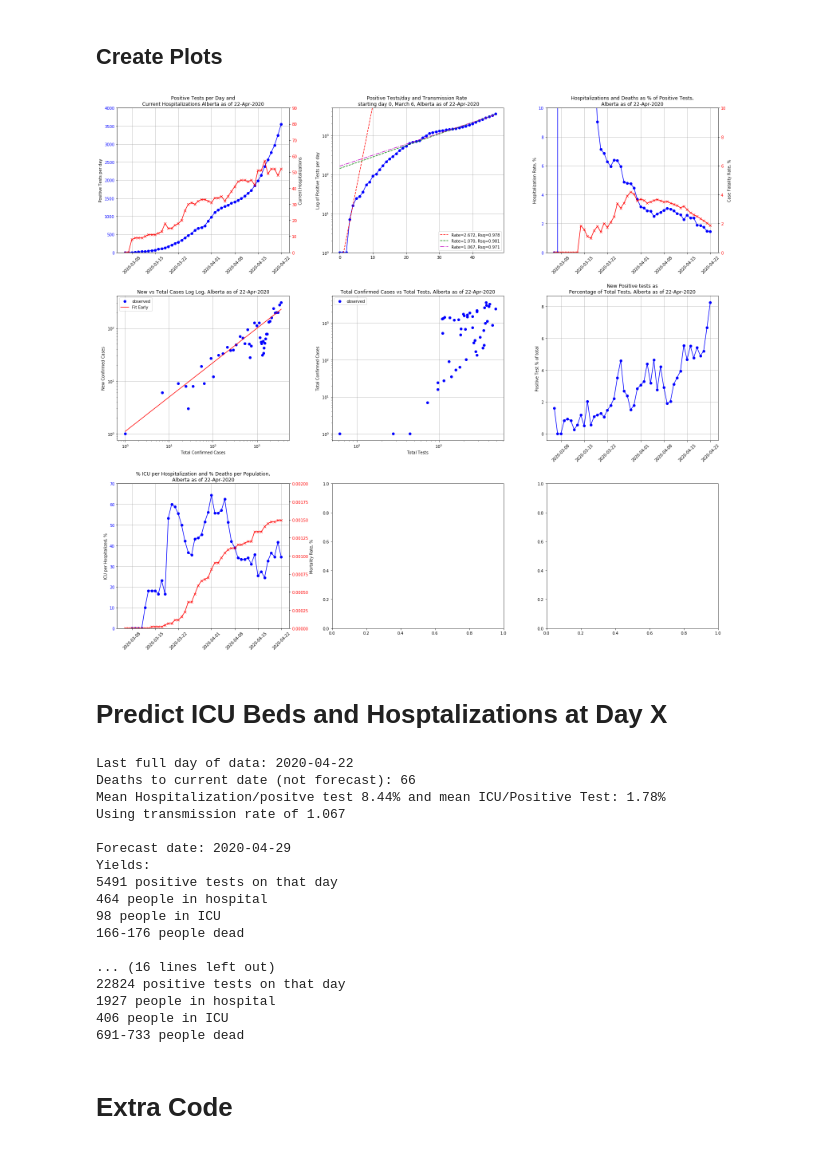
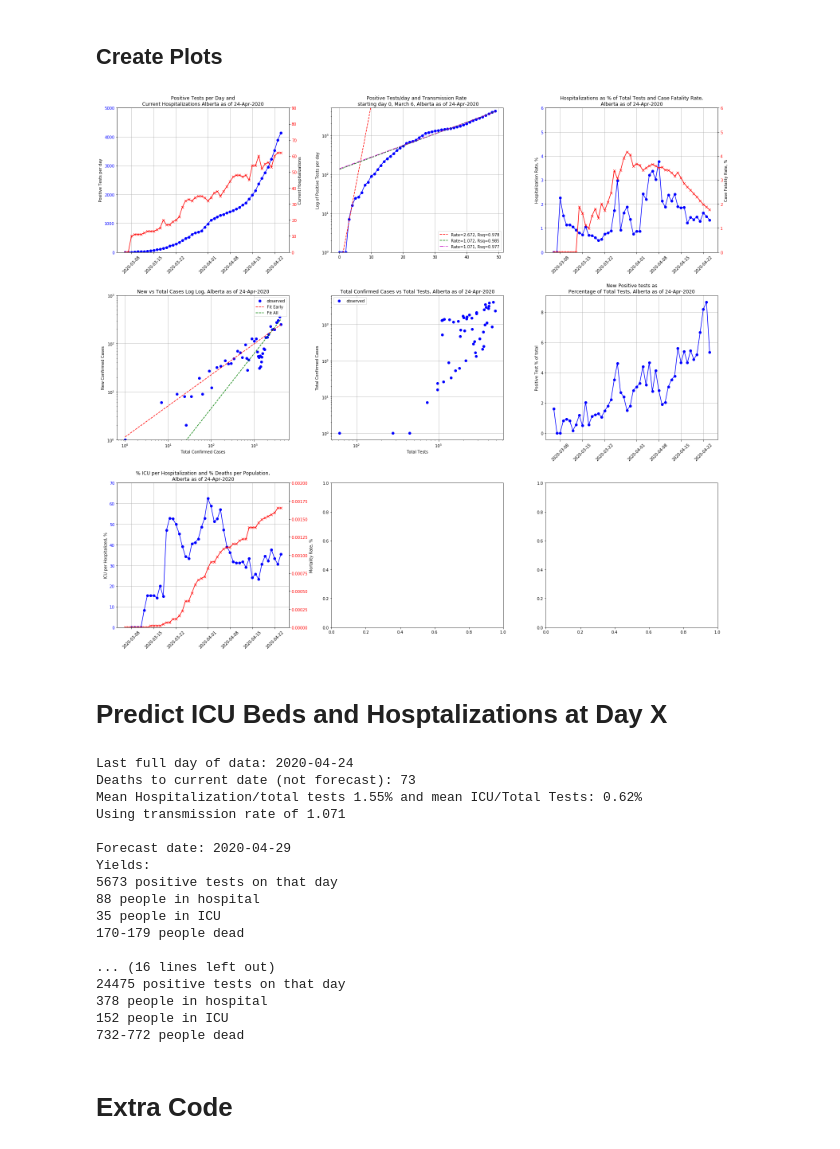
Before and after one commit to lchutny/covid19Alberta, a Jupyter notebook: covid19data.ipynb, the cells around one changed output. Saved outputs shown, nothing was run; the diff lists cells and outputs as text; code cells hidden in the pictures.

Commit message:
Update to complete day April 24. NEXT: adapt predictions for upper and lower bound of ACTUAL infection rate (vs confirmed cases)

```diff
--- a/covid19data.ipynb
+++ b/covid19data.ipynb
@@ -70,9 +70,9 @@ df['percentTestsperPop'] = (df.CumPeopleTested)/totalpop*100
 # %%
 df['percTestperDayperPop'] = df.TotalTests/totalpop*100
 # %%
-df['percHospPerPositiveTest'] = df.Current_Total_Hospitalized/df.TotalPositive*100
+df['percHospPerTotalTests'] = df.Current_Total_Hospitalized/df.TotalTests*100
 # %%
-df['percICUPerPostitiveTest'] = df.Current_Total_ICU/df.TotalPositive*100
+df['percICUPerTotalTests'] = df.Current_Total_ICU/df.TotalTests*100
 # %%
 df['percICUPerHospitalized'] = df.Current_Total_ICU/df.Current_Total_Hospitalized*100
 # %%
@@ -183,7 +183,7 @@ def color_y_axis(ax, color):
 color_y_axis(ax1, 'b')
 color_y_axis(ax1a, 'r')
 ax1a.set_ylim([0,90])
-ax1.set_ylim([0,4000])
+ax1.set_ylim([0,5000])
 ax1.tick_params(axis='x',rotation=45)
 
 ax2.plot(df.index,df.TotalPositive,'-ob')
@@ -197,15 +197,15 @@ ax2.set_ylabel("Log of Positive Tests per day")
 ax2.legend()
 ax2.set_ylim([1,5000])
 
-ax3, ax3a = two_scales(ax3,df.date,df.percHospPerPositiveTest,df.perc_CFR,
+ax3, ax3a = two_scales(ax3,df.date,df.percHospPerTotalTests,df.perc_CFR,
                        'blue','o','-','red','x','-',
                        'Hospitalization Rate, %','Case Fatality Rate, %')
-ax3.set_title(f"Hospitalizations and Deaths as % of Positive Tests,\nAlberta as of {datadate}")
+ax3.set_title(f"Hospitalizations as % of Total Tests and Case Fatality Rate,\nAlberta as of {datadate}")
 ax3.grid(True)
 color_y_axis(ax3, 'b')
 color_y_axis(ax3a, 'r')
-ax3a.set_ylim([0,10])
-ax3.set_ylim([0,10])
+ax3a.set_ylim([0,6])
+ax3.set_ylim([0,6])
 ax3.tick_params(axis='x',rotation=45)
 
 ax4.plot(df.TotalPositive,df.NewPositive,'ob',label='observed')
@@ -215,40 +215,42 @@ ax4.set_xlabel("Total Confirmed Cases")
 ax4.grid(True)
 ax4.set_yscale("log")
 ax4.set_xscale("log")
-ax4.plot(df.TotalPositive,llfunc(df.TotalPositive,*p2opt),'r-',label='Fit Early')
+ax4.set_ylim([1,1000])
+ax4.plot(df.TotalPositive,llfunc(df.TotalPositive,*p2opt),'r--',label='Fit Early')
+ax4.plot(df.TotalPositive,llfunc(df.TotalPositive,*popt),'g--', label='Fit All')
 ax4.legend()
 
 ax5.plot(df.TotalTests,df.TotalPositive,'ob',label='observed')
 ax5.set_title(f"Total Confirmed Cases vs Total Tests, Alberta as of {datadate}")
 ax5.set_ylabel("Total Confirmed Cases")
 ax5.set_xlabel("Total Tests")
 ax5.grid(True)
 ax5.set_yscale("log")
 ax5.set_xscale("log")
 #ax5.plot(df.TotalPositive,llfunc(df.TotalPositive,*p2opt),'r-',label='Fit Early')
 ax5.legend()
 
 ax6.plot(df.date,(df.NewPositive/df.TotalTests*100),'-ob')
 ax6.set_title(f"New Positive tests as\nPercentage of Total Tests, Alberta as of {datadate}")
 ax6.set_ylabel("Positive Test % of total")
 ax6.grid(True)
 ax6.tick_params(axis='x',rotation=45)
 
 ax7, ax7a = two_scales(ax7,df.date,df.percICUPerHospitalized,df.perc_MortalityRate,
                        'blue','o','-','red','x','-',
                        'ICU per Hospitalized, %','Mortality Rate, %')
 ax7.set_title(f"% ICU per Hospitalization and % Deaths per Population,\nAlberta as of {datadate}")
 ax7.grid(True)
 color_y_axis(ax7, 'b')
 color_y_axis(ax7a, 'r')
 ax7a.set_ylim([0,.002])
 ax7.set_ylim([0,70])
 ax7.tick_params(axis='x',rotation=45)
 
 plt.subplots_adjust(wspace=0.25,hspace=0.3)
 plt.show()
 # %% [output]
-[figure, old version]
+[figure, new version]
 # %% [markdown]
 # Predict ICU Beds and Hosptalizations at Day X
 # %%
@@ -280,29 +282,29 @@ current = df.date.iloc[-1].date()
 # Print results
 print(f"Last full day of data: {current}")
 print(f"Deaths to current date (not forecast): {df.Cumulative_Deaths.iloc[-1]}")
-print(f"Mean Hospitalization/positve test {hosp:.2f}% and mean ICU/Positive Test: {icu:.2f}%")
+print(f"Mean Hospitalization/total tests {hosp:.2f}% and mean ICU/Total Tests: {icu:.2f}%")
 print(f"Using transmission rate of {(10**ropt3[0]):.3f}\n")
 
 for d in dates:
     forecast(d)
 # %% [output]
-Last full day of data: 2020-04-22
-Deaths to current date (not forecast): 66
-Mean Hospitalization/positve test 8.44% and mean ICU/Positive Test: 1.78%
-Using transmission rate of 1.067
+Last full day of data: 2020-04-24
+Deaths to current date (not forecast): 73
+Mean Hospitalization/total tests 1.55% and mean ICU/Total Tests: 0.62%
+Using transmission rate of 1.071
 
 Forecast date: 2020-04-29
 Yields:
-5491 positive tests on that day
-464 people in hospital
-98 people in ICU
-166-176 people dead
+5673 positive tests on that day
+88 people in hospital
+35 people in ICU
+170-179 people dead
 
 ... (16 lines left out)
-22824 positive tests on that day
-1927 people in hospital
-406 people in ICU
-691-733 people dead
+24475 positive tests on that day
+378 people in hospital
+152 people in ICU
+732-772 people dead
 # %% [markdown]
 # Extra Code
 # %%
```
Also changed, not shown: parts of 4 cells of this notebook.
